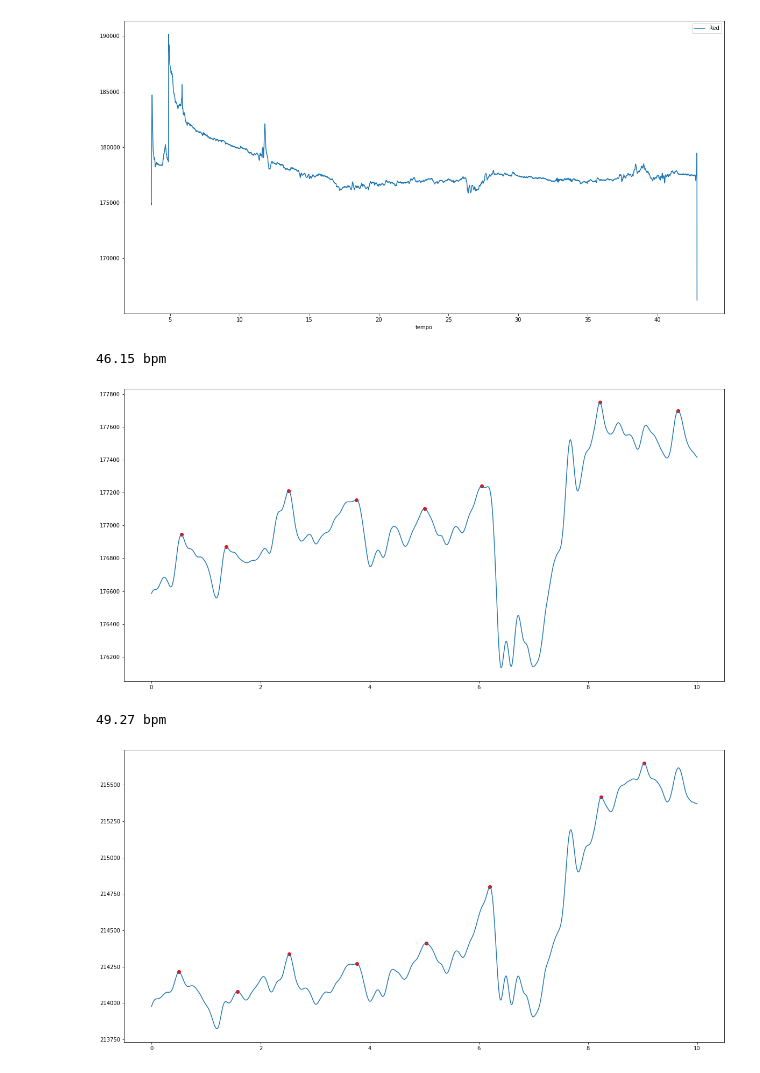
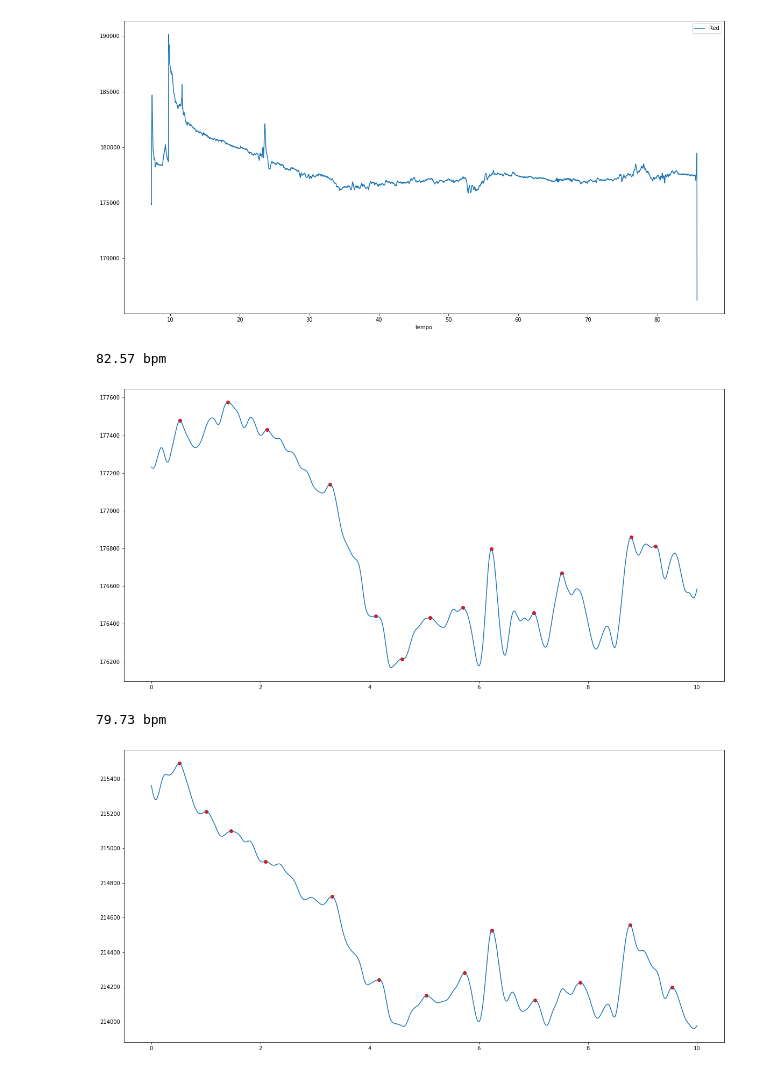
Before and after one commit to 221eSmact/PPG-p2, a Jupyter notebook: code/report.ipynb, the cells around one changed output. Cells and saved outputs as stored; diff of their text form; code cells hidden in the pictures.

```diff
--- a/code/report.ipynb
+++ b/code/report.ipynb
@@ -16,7 +16,7 @@ df = df.iloc[:,-3:]
 # %%
 df = df.rename(columns={'PPG_RED.' : 'Red', 'PPG_IR.': 'IR', 'PPG_GREEN.':'Green'})
 # %%
-df['tempo'] = df.index/200
+df['tempo'] = df.index/100
 # %%
 df
 # %% [output]
@@ -48,7 +48,7 @@ def taglio(df):
     print(len(df))
     for i in range(len(df)-1):
 
-        if((df.at[i+1, 'tempo'] - df.at[i, 'tempo'])>0.1):
+        if((df.at[i+1, 'tempo'] - df.at[i, 'tempo'])>0.05):
             print(df.at[i+1, 'tempo'], df.at[i, 'tempo'])
             df = df[0:i]
             break
@@ -71,29 +71,30 @@ df.plot(x='tempo',y= 'Red', figsize=(20,10))
 from scipy.signal import butter, filtfilt, find_peaks
 # %%
 def filtraggio(df, inizio, fine, tipo):
-    b,a = butter(2,4,'lowpass',fs = 200)
-    segnale_pulito = filtfilt(b,a, df[(df.tempo >= inizio) & (df.tempo <=fine)][tipo])
+    b,a = butter(2,4,'lowpass',fs = 100)
+    segnale_pulito = filtfilt(b,a, df[(df.tempo >= inizio)
+                                & (df.tempo <=fine)][tipo])
     return segnale_pulito
 # %%
 def graphpicchi(valori, inizio, fine, tipo):
 
     segnale_pulito = filtraggio(valori, inizio, fine, tipo)
 
-    picchi = find_peaks(segnale_pulito,distance=150)[0]
+    picchi = find_peaks(segnale_pulito,distance=45)[0]
     plt.figure(figsize=(20,10))
 
 
-    plt.plot(np.arange(len(segnale_pulito))*1/200, segnale_pulito)
-    plt.scatter([i/200 for i in picchi], [segnale_pulito[i] for i in picchi], color = 'red')
+    plt.plot(np.arange(len(segnale_pulito))*1/100, segnale_pulito)
+    plt.scatter([i/100 for i in picchi], [segnale_pulito[i] for i in picchi], color = 'red')
 
-    print(round(200/(picchi[1:len(picchi)]- picchi[0:len(picchi)-1]).mean()*60,2), 'bpm')
+    print(round(100/(picchi[1:len(picchi)]- picchi[0:len(picchi)-1]).mean()*60,2), 'bpm')
 # %%
-graphpicchi(df, 20, 30, 'Red')
+graphpicchi(df, 30, 40, 'Red')
 # %% [output]
-46.15 bpm
+82.57 bpm
-[figure, old version]
+[figure, new version]
 # %%
-graphpicchi(df, 20, 30, 'IR')
+graphpicchi(df, 30, 40, 'IR')
 # %% [output]
-49.27 bpm
+79.73 bpm
-[figure, old version]
+[figure, new version]
```
Also changed, not shown: parts of 1 cell of this notebook.
